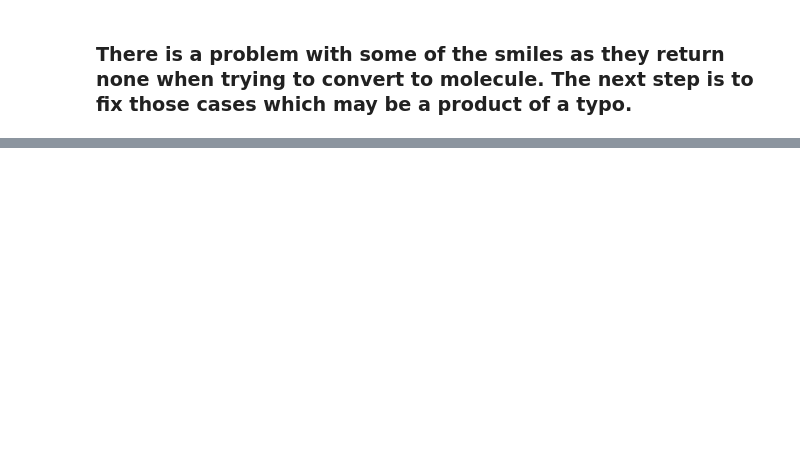
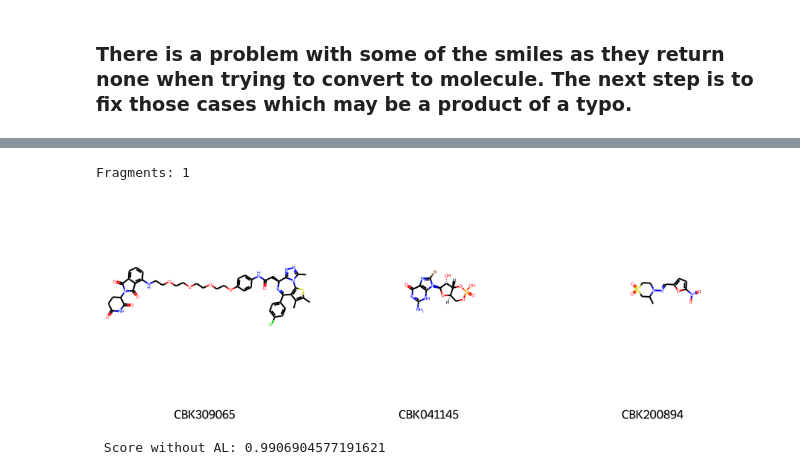
Before and after one commit to pharmbio/Thesis_ActLearn_DOP_2022, a Jupyter notebook: data/active_learning/AL_implementation.ipynb, the cells around one changed output, grey strips where cells are left out. Drawn from its saved outputs; the diff is of its cells as text; code cells hidden in the pictures; blank space fills up the shorter version.

Commit message:
First model doneclear!

```diff
--- a/data/active_learning/AL_implementation.ipynb
+++ b/data/active_learning/AL_implementation.ipynb
@@ -103,0 +112,6 @@ for idx in corrupted_smiles_idx_list:
+# %%
+data = data.drop(['MOL'],axis=1)
+
+#Creating molecue objects again
+data['MOL'] = data['SMILES'].apply(fun.standardize)
+data.head()
@@ -103,0 +125,19 @@ for idx in corrupted_smiles_idx_list:
+# %%
+# Check if any of the SMILES contain multiple fragments -
+# this can sometimes cause issues when computing descriptors
+data['FRAGS'] =  data['MOL'].apply(lambda mol: len(Chem.GetMolFrags(mol,asMols=True)))
+print("Fragments: {0}".format(data['FRAGS'].nunique()))
+# %% [output]
+Fragments: 1
+# %%
+# Compute the descriptors that we're interested in
+data['LOGP'] = data['MOL'].apply(lambda mol: Descriptors.MolLogP(mol))
+data['HAC'] = data['MOL'].apply(lambda mol: Descriptors.HeavyAtomCount(mol))
+
+# Plot
+#plt.figure(figsize=(8,6))
+#data.plot.scatter(x='LOGP', y='HAC')
+#plt.show()
+PandasTools.FrameToGridImage(data[0:3], column='MOL', legendsCol='ID_library', molsPerRow=3, subImgSize=(300, 300))
+# %% [output]
+[figure, added]
@@ -103,0 +162,18 @@ for idx in corrupted_smiles_idx_list:
+# %%
+# split dataset into train(5 %), test(25 %), unlabel(70 %)
+x_train, y_train, x_test, y_test, x_pool, y_pool = fun.split(x_dataset = X_morgan, y_dataset = y, ini_train_size = 0.2, test_size = 0.25)
+
+# Specify our core estimator along with it's active learning model.
+n_neighbours = 3
+knn = KNeighborsClassifier(n_neighbors = n_neighbours)
+learner = ActiveLearner(estimator=knn, X_training = x_train, y_training = y_train)
+
+# Isolate the data we'll need for plotting.
+predictions = learner.predict(X_morgan) #test the learner in the complete dataset
+is_correct = (predictions == y) #check its performance
+
+# Record our learner's score on the raw data.
+unqueried_score = learner.score(x_test, y_test)
+print(f' Score without AL: {unqueried_score}')
+# %% [output]
+ Score without AL: 0.9906904577191621
```
Also changed, not shown: parts of 7 cells of this notebook, 3 other files.
